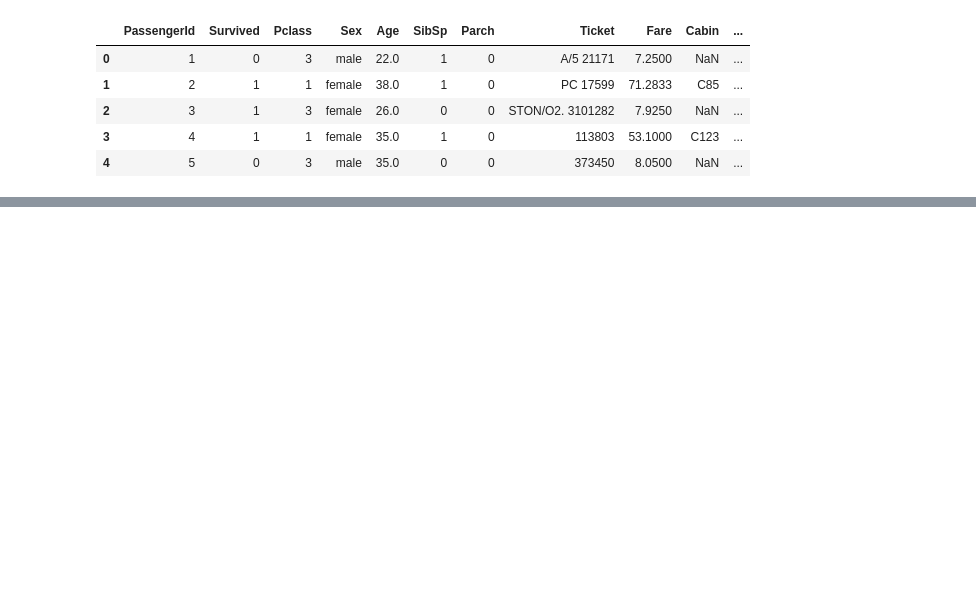
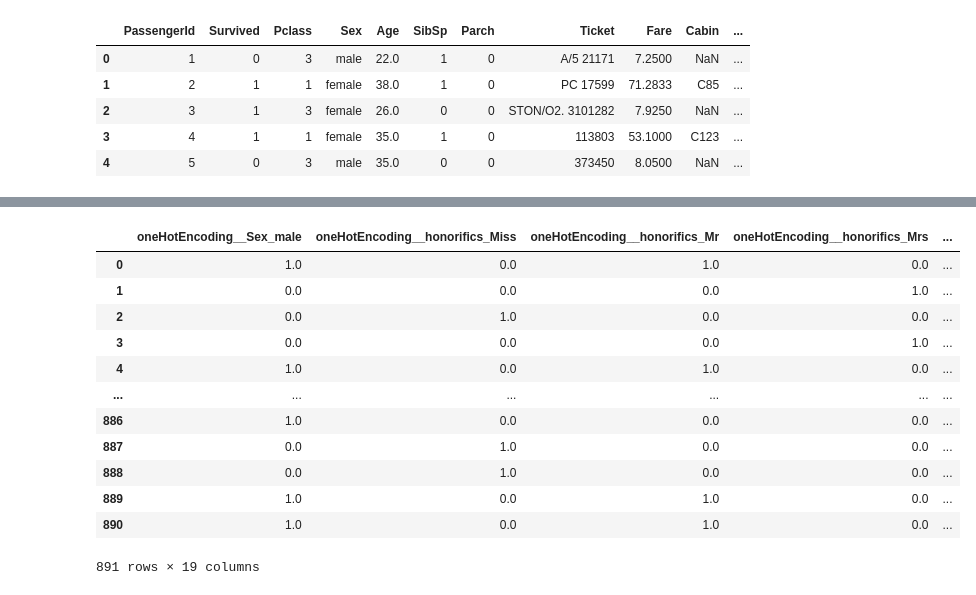
Before and after one commit to hahahang0/MLPracFromKaggle, a Jupyter notebook: titanic/practical3_external_ds.ipynb, the cells around one changed output, grey strips where cells are left out. Saved outputs shown, nothing was run; the diff lists cells and outputs as text; code cells hidden in the pictures; blank space fills up the shorter version.

Commit message:
2025/06/03 titanic prediction

```diff
--- a/titanic/practical3_external_ds.ipynb
+++ b/titanic/practical3_external_ds.ipynb
@@ -479,0 +508,8 @@ titanic_df.head()
+# %%
+def combine_rare_categories(series, threshold=10):
+    value_counts = series.value_counts()
+    rare_categories = value_counts[value_counts < threshold].index
+    return series.apply(lambda x: 'Other' if x in rare_categories else x)
+
+# Example for a column like 'Title' or 'honorifics'
+titanic_df['honorifics'] = combine_rare_categories(titanic_df['honorifics'], threshold=10)
@@ -479,0 +526,8 @@ titanic_df.head()
+# %%
+sex_honorifics_encoder  = ColumnTransformer(
+    transformers=[
+        ("oneHotEncoding",OneHotEncoder(drop="first"),["Sex","honorifics"])
+    ],remainder="passthrough"
+)
+# %%
+transformed_df = sex_honorifics_encoder.fit_transform(titanic_df)
@@ -479,0 +545,18 @@ titanic_df.head()
+# %%
+encoded_df = pd.DataFrame(transformed_df,columns=sex_honorifics_encoder.get_feature_names_out())
+# %%
+encoded_df
+# %% [output]
+|  | oneHotEncoding__Sex_male | oneHotEncoding__honorifics_Miss | oneHotEncoding__honorifics_Mr | oneHotEncoding__honorifics_Mrs | ... |
+| 0 | 1.0 | 0.0 | 1.0 | 0.0 | ... |
+| 1 | 0.0 | 0.0 | 0.0 | 1.0 | ... |
+| 2 | 0.0 | 1.0 | 0.0 | 0.0 | ... |
+| 3 | 0.0 | 0.0 | 0.0 | 1.0 | ... |
+| 4 | 1.0 | 0.0 | 1.0 | 0.0 | ... |
+| ... | ... | ... | ... | ... | ... |
+| 886 | 1.0 | 0.0 | 0.0 | 0.0 | ... |
+| 887 | 0.0 | 1.0 | 0.0 | 0.0 | ... |
+| 888 | 0.0 | 1.0 | 0.0 | 0.0 | ... |
+| 889 | 1.0 | 0.0 | 1.0 | 0.0 | ... |
+| 890 | 1.0 | 0.0 | 1.0 | 0.0 | ... |
+891 rows × 19 columns
```
Also changed, not shown: parts of 34 cells of this notebook.
